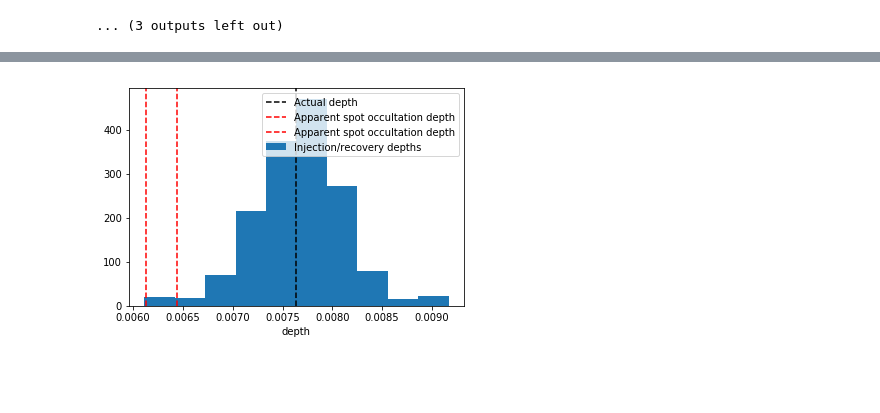
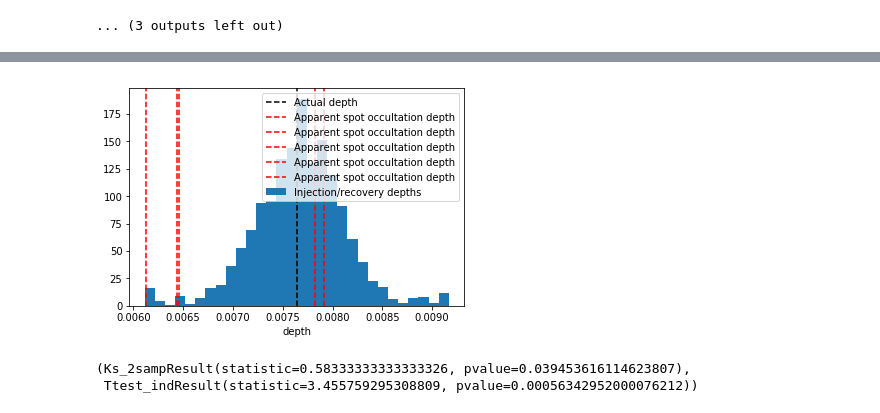
Before and after one commit to bmorris3/trappist1g_spots, a Jupyter notebook: injected_transits.ipynb, the cells around one changed output, grey strips where cells are left out. Saved outputs shown, nothing was run; the diff lists cells and outputs as text; code cells hidden in the pictures; blank space fills up the shorter version.

```diff
--- a/injected_transits.ipynb
+++ b/injected_transits.ipynb
@@ -79,11 +79,12 @@ for i in np.random.rand(1000):
 [figure]
 ... (3 outputs left out)
 # %%
+from glob import glob
 g = trappist1('g')
 
 occultation_depths = []
 
-for p in ['reduced_lcs/lightcurve_1.txt', 'reduced_lcs/lightcurve_4.txt']:
+for p in glob('reduced_lcs/lightcurve_?.txt'):
     bjd, flux, err = np.loadtxt(p, unpack=True)
 
     result = fmin_l_bfgs_b(chi2, [1, g.rp**2], approx_grad=True,
@@ -100,11 +104,18 @@ for p in ['reduced_lcs/lightcurve_1.txt', 'reduced_lcs/lightcurve_4.txt']:
 # %%
-plt.hist(depths, label='Injection/recovery depths')
+plt.hist(depths, 30, label='Injection/recovery depths')
 plt.axvline(g.rp**2, ls='--', color='k', label='Actual depth')
 
 for d in occultation_depths:
     plt.axvline(d, ls='--', color='r', label='Apparent spot occultation depth')
 plt.xlabel('depth')
 plt.legend()
 plt.savefig('injection_recovery.png', dpi=200, bbox_inches='tight')
 # %% [output]
-[figure, old version]
+[figure, new version]
+# %%
+from scipy.stats import ks_2samp, ttest_ind
+
+ks_2samp(depths, occultation_depths), ttest_ind(depths, occultation_depths)
+# %% [output]
+(Ks_2sampResult(statistic=0.58333333333333326, pvalue=0.039453616114623807),
+ Ttest_indResult(statistic=3.455759295308809, pvalue=0.00056342952000076212))
```
Also changed, not shown: parts of 1 cell of this notebook.
